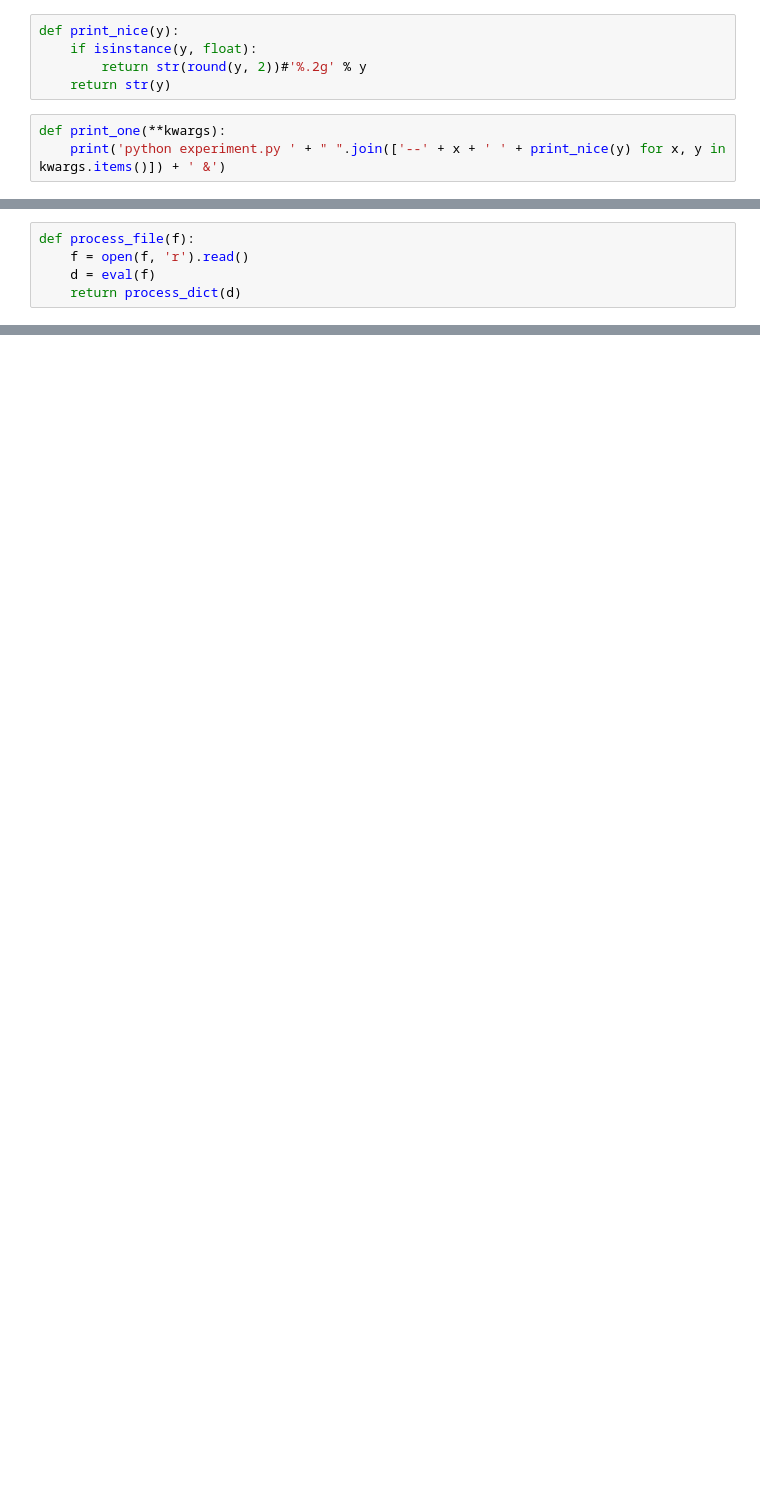
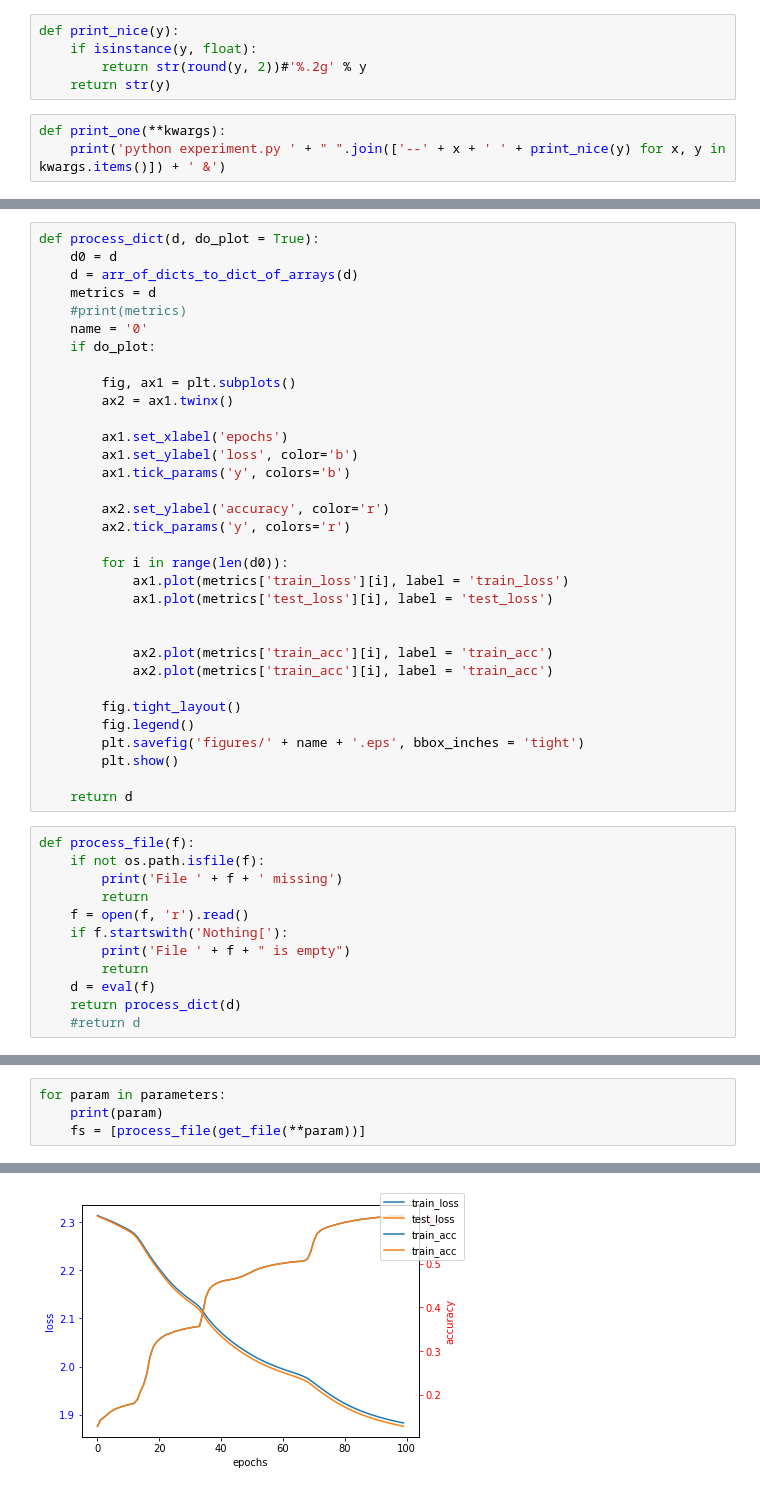
Before and after one commit to sergia-ch/OptMLProject, a Jupyter notebook: create_analyze_runs.ipynb, the cells around one changed output, grey strips where cells are left out. Cells and saved outputs as stored; diff of their text form; blank space fills up the shorter version.

```diff
--- a/create_analyze_runs.ipynb
+++ b/create_analyze_runs.ipynb
@@ -98,5 +66,45 @@ def process_dict(d, do_plot = False):
+# %%
+def process_dict(d, do_plot = True):
+    d0 = d
+    d = arr_of_dicts_to_dict_of_arrays(d)
+    metrics = d
+    #print(metrics)
+    name = '0'
+    if do_plot:
+
+        fig, ax1 = plt.subplots()
+        ax2 = ax1.twinx()
+
+        ax1.set_xlabel('epochs')
+        ax1.set_ylabel('loss', color='b')
+        ax1.tick_params('y', colors='b')
+
+        ax2.set_ylabel('accuracy', color='r')
+        ax2.tick_params('y', colors='r')
+
+        for i in range(len(d0)):
+            ax1.plot(metrics['train_loss'][i], label = 'train_loss')
+            ax1.plot(metrics['test_loss'][i], label = 'test_loss')
+
+
+            ax2.plot(metrics['train_acc'][i], label = 'train_acc')
+            ax2.plot(metrics['train_acc'][i], label = 'train_acc')
+
+        fig.tight_layout()
+        fig.legend()
+        plt.savefig('figures/' + name + '.eps', bbox_inches = 'tight')
+        plt.show()
+
+    return d
 # %%
 def process_file(f):
+    if not os.path.isfile(f):
+        print('File ' + f + ' missing')
+        return
     f = open(f, 'r').read()
+    if f.startswith('Nothing['):
+        print('File ' + f + " is empty")
+        return
     d = eval(f)
     return process_dict(d)
+    #return d
@@ -223,0 +111,5 @@ SyntaxError: unexpected EOF while parsing (<string>, line 0)
+# %%
+for param in parameters:
+    print(param)
+    fs = [process_file(get_file(**param))]
+# %% [output]
@@ -223,0 +117 @@ SyntaxError: unexpected EOF while parsing (<string>, line 0)
+[figure, added]
```
Also changed, not shown: parts of 21 cells of this notebook, 5 other files.
